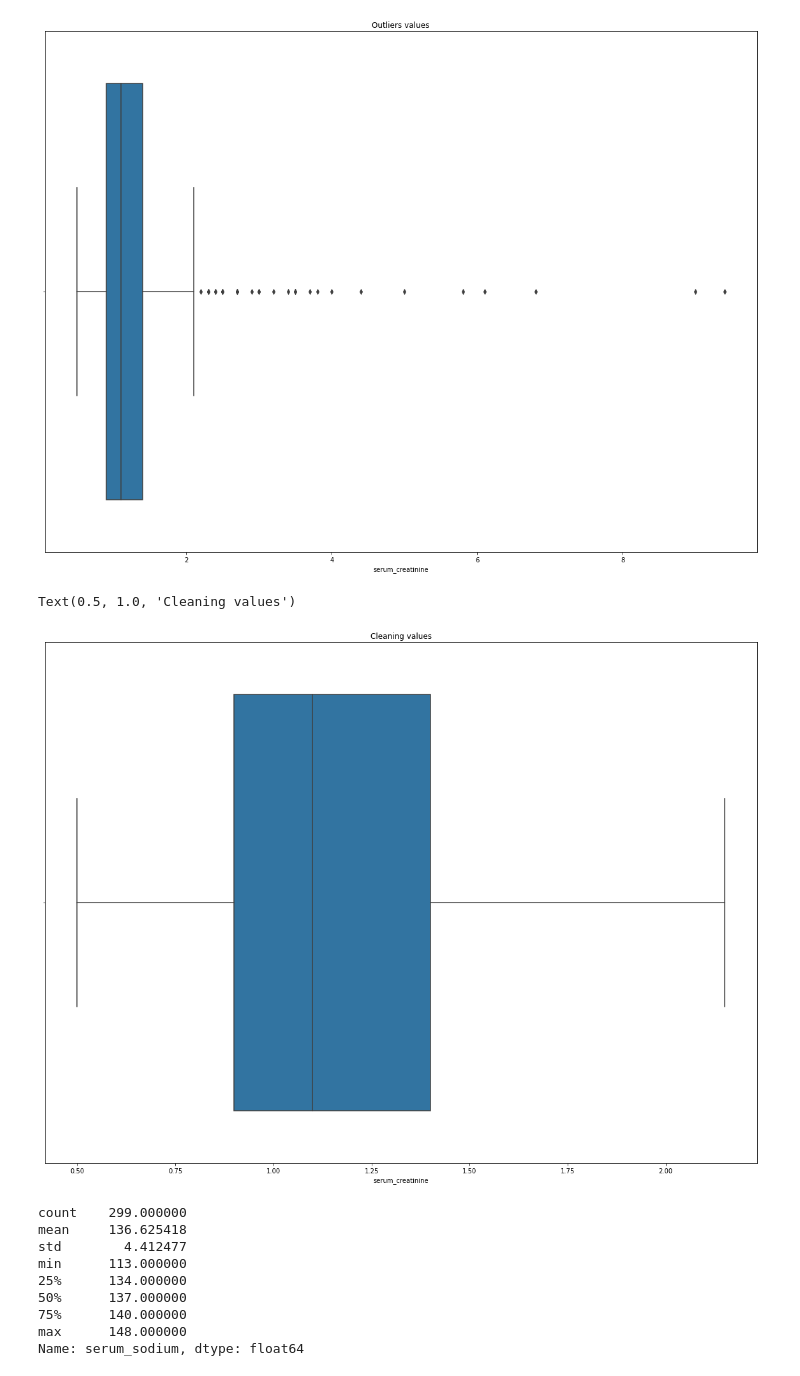
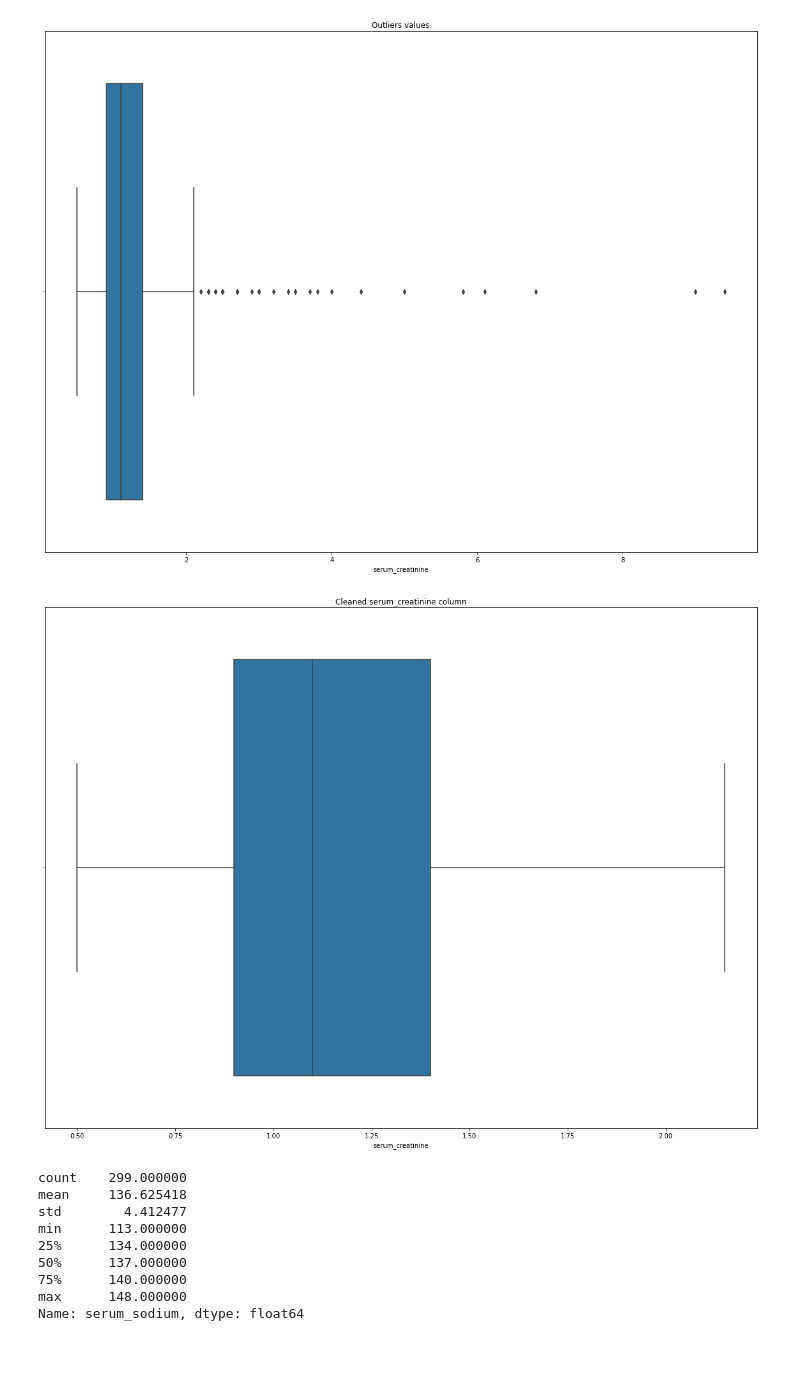
Before and after one commit to bayonlelukmansalami/bayonlelukmansalami, a Jupyter notebook: classification-heartfailure-using-logistic-regr.ipynb, the cells around one changed output. Saved outputs shown, nothing was run; the diff lists cells and outputs as text; code cells hidden in the pictures.

```diff
--- a/classification-heartfailure-using-logistic-regr.ipynb
+++ b/classification-heartfailure-using-logistic-regr.ipynb
@@ -295,26 +284,10 @@ plt.title('Outliers values')
 # %% [output]
 Text(0.5, 1.0, 'Outliers values')
 [figure]
-# %%
-# Removing outliers
-q1 = df.serum_creatinine.quantile(0.25)
-q3 = df.serum_creatinine.quantile(0.75)
-iqr = q3 - q1
-toprange = q3 + iqr * 1.5
-botrange = q1 - iqr * 1.5
-for i in df.index:
-    if df.loc[i, 'serum_creatinine'] > toprange:
-        df.loc[i, 'serum_creatinine'] = toprange
-    if df.loc[i, 'serum_creatinine'] < botrange:
-        df.loc[i, 'serum_creatinine'] = botrange
-
-# Platelets column after cleaning
-plt.figure(figsize=(20, 15))
-sns.boxplot(df['serum_creatinine'], labels=['Serum creatinine'])
-plt.title('Cleaning values')
-# %% [output]
-Text(0.5, 1.0, 'Cleaning values')
-[figure, removed]
+# %%
+clean_data(df, 'serum_creatinine')
+# %% [output]
+[figure, added]
 # %%
 df.serum_sodium.describe()
 # %% [output]
```
Also changed, not shown: parts of 26 cells of this notebook.
